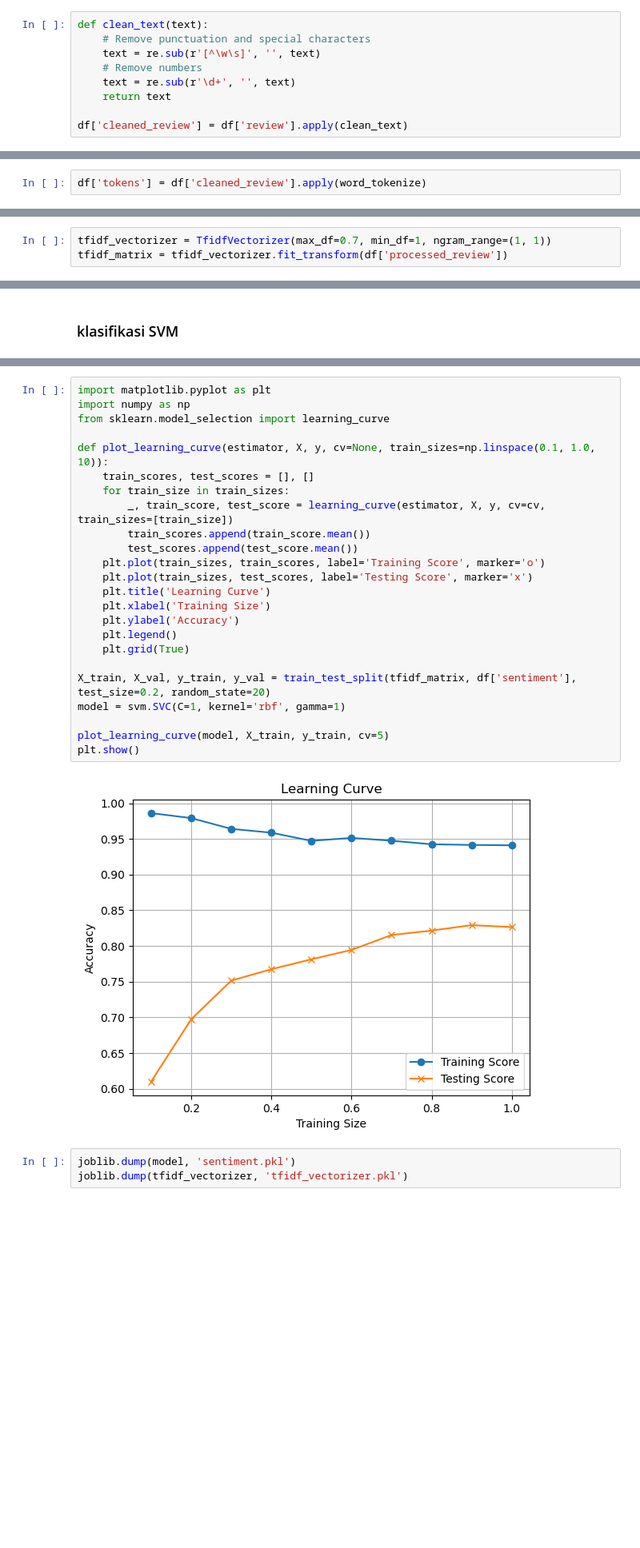
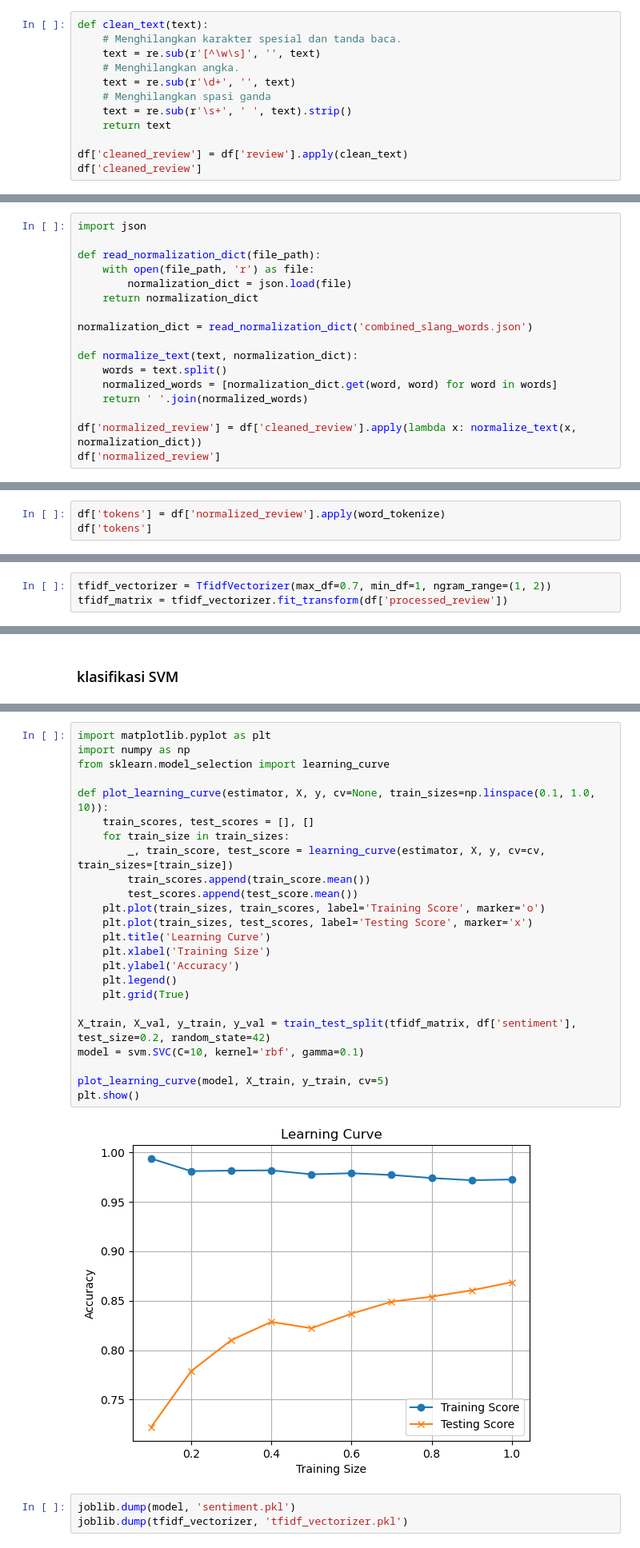
Before and after one commit to AIoTech-TIK-PNJ-2024/Machine_Learning_API, a Jupyter notebook: analysis_sentiment.ipynb, the cells around one changed output, grey strips where cells are left out. Shown at 80% size. Saved outputs shown, nothing was run; the diff lists cells and outputs as text; blank space fills up the shorter version.

Commit message:
adding normalization text

```diff
--- a/analysis_sentiment.ipynb
+++ b/analysis_sentiment.ipynb
@@ -55,9 +68,12 @@ df['review'] = df['review'].astype(str).str.lower()
 # %%
 def clean_text(text):
-    # Remove punctuation and special characters
+    # Menghilangkan karakter spesial dan tanda baca.
     text = re.sub(r'[^\w\s]', '', text)
-    # Remove numbers
+    # Menghilangkan angka.
     text = re.sub(r'\d+', '', text)
+    # Menghilangkan spasi ganda
+    text = re.sub(r'\s+', ' ', text).strip()
     return text
 
 df['cleaned_review'] = df['review'].apply(clean_text)
+df['cleaned_review']
@@ -63,0 +95,17 @@ df['cleaned_review'] = df['review'].apply(clean_text)
+# %%
+import json
+
+def read_normalization_dict(file_path):
+    with open(file_path, 'r') as file:
+        normalization_dict = json.load(file)
+    return normalization_dict
+
+normalization_dict = read_normalization_dict('combined_slang_words.json')
+
+def normalize_text(text, normalization_dict):
+    words = text.split()
+    normalized_words = [normalization_dict.get(word, word) for word in words]
+    return ' '.join(normalized_words)
+
+df['normalized_review'] = df['cleaned_review'].apply(lambda x: normalize_text(x, normalization_dict))
+df['normalized_review']
@@ -64,4 +125,5 @@ df['cleaned_review'] = df['review'].apply(clean_text)
 # %% [markdown]
 ### Tokenizing
 # %%
-df['tokens'] = df['cleaned_review'].apply(word_tokenize)
+df['tokens'] = df['normalized_review'].apply(word_tokenize)
+df['tokens']
@@ -88,7 +178,7 @@ df['processed_review'] = df['tokens'].apply(lambda x: ' '.join(x))
 # %% [markdown]
 ### Pembobotan TF-IDF
 # %%
-tfidf_vectorizer = TfidfVectorizer(max_df=0.7, min_df=1, ngram_range=(1, 1))
+tfidf_vectorizer = TfidfVectorizer(max_df=0.7, min_df=1, ngram_range=(1, 2))
 tfidf_matrix = tfidf_vectorizer.fit_transform(df['processed_review'])
 # %%
 # Menampilkan 10 kata dengan nilai IDF tertinggi
@@ -252,29 +330,29 @@ Predicted Sentiment: Negative
 # %%
 import matplotlib.pyplot as plt
 import numpy as np
 from sklearn.model_selection import learning_curve
 
 def plot_learning_curve(estimator, X, y, cv=None, train_sizes=np.linspace(0.1, 1.0, 10)):
     train_scores, test_scores = [], []
     for train_size in train_sizes:
         _, train_score, test_score = learning_curve(estimator, X, y, cv=cv, train_sizes=[train_size])
         train_scores.append(train_score.mean())
         test_scores.append(test_score.mean())
     plt.plot(train_sizes, train_scores, label='Training Score', marker='o')
     plt.plot(train_sizes, test_scores, label='Testing Score', marker='x')
     plt.title('Learning Curve')
     plt.xlabel('Training Size')
     plt.ylabel('Accuracy')
     plt.legend()
     plt.grid(True)
 
-X_train, X_val, y_train, y_val = train_test_split(tfidf_matrix, df['sentiment'], test_size=0.2, random_state=20)
-model = svm.SVC(C=1, kernel='rbf', gamma=1)
+X_train, X_val, y_train, y_val = train_test_split(tfidf_matrix, df['sentiment'], test_size=0.2, random_state=42)
+model = svm.SVC(C=10, kernel='rbf', gamma=0.1)
 
 plot_learning_curve(model, X_train, y_train, cv=5)
 plt.show()
 # %% [output]
-[figure, old version]
+[figure, new version]
 # %%
 joblib.dump(model, 'sentiment.pkl')
 joblib.dump(tfidf_vectorizer, 'tfidf_vectorizer.pkl')
```
Also changed, not shown: parts of 20 cells of this notebook, 4 other files.
